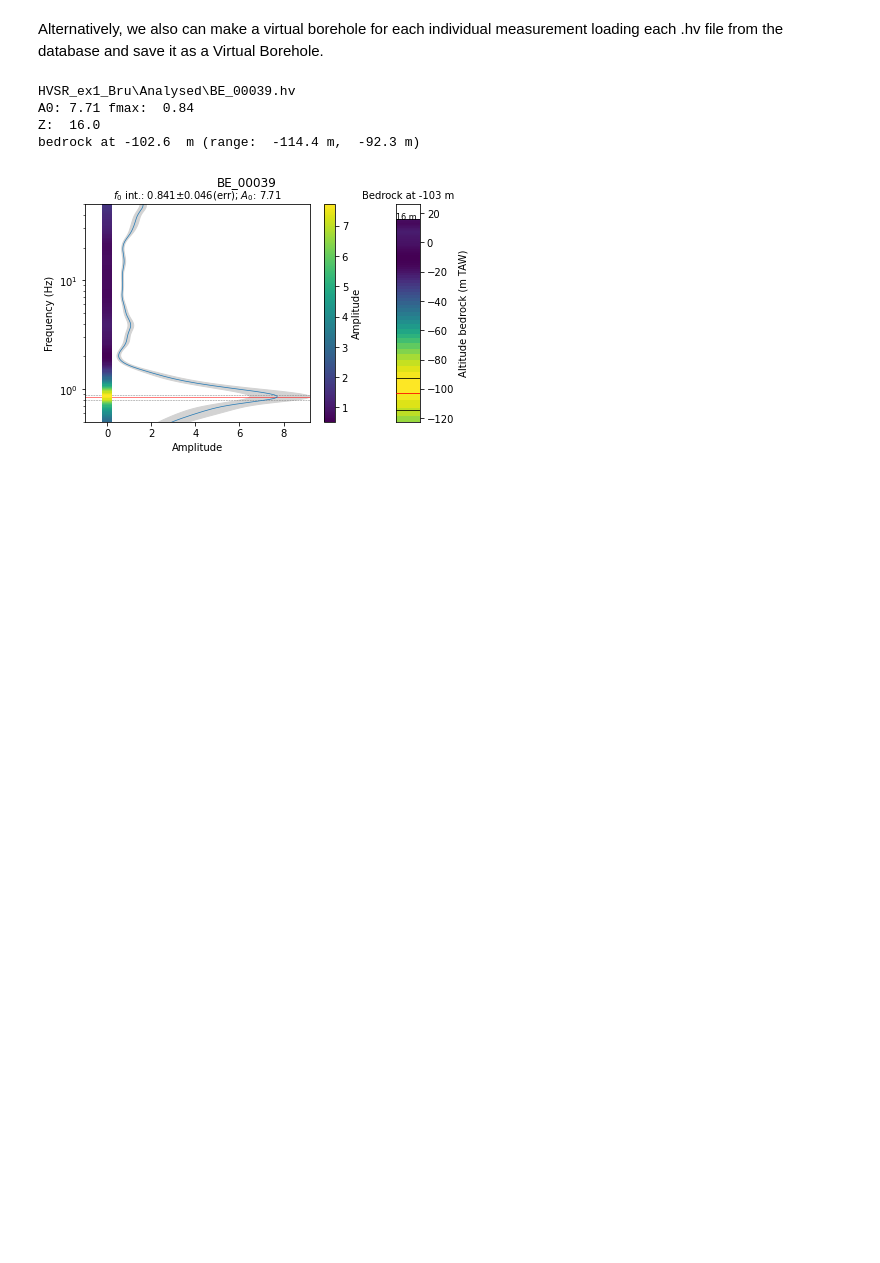
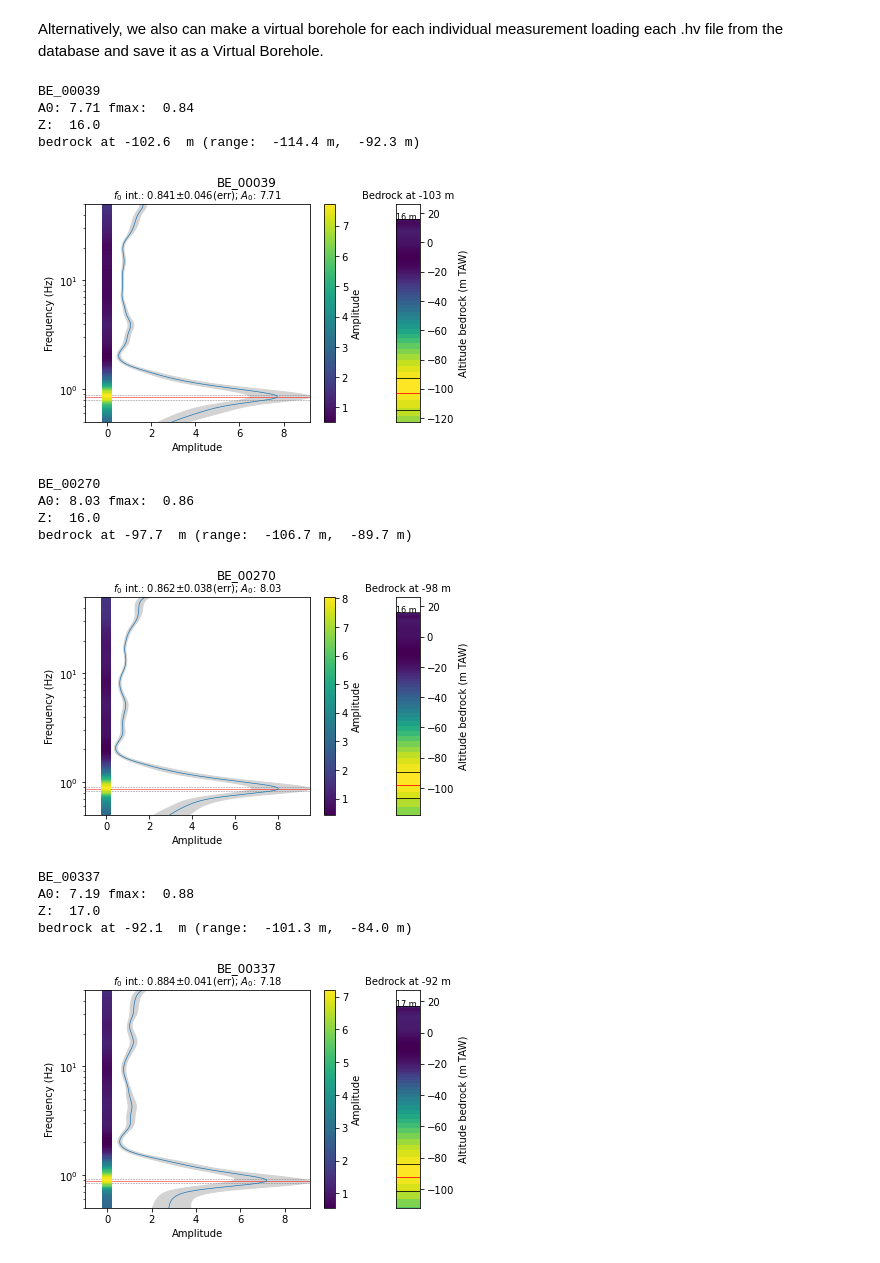
Before and after one commit to heinerigel/skience2023, a Jupyter notebook: 02_Tuesday/Afternoon/01_HVSR_Minionology_ex1_Brussels.ipynb, the cells around one changed output. Drawn from its saved outputs; the diff is of its cells as text; code cells hidden in the pictures; blank space fills up the shorter version.

Commit message:
HVSR example 1 notebook

```diff
--- a/02_Tuesday/Afternoon/01_HVSR_Minionology_ex1_Brussels.ipynb
+++ b/02_Tuesday/Afternoon/01_HVSR_Minionology_ex1_Brussels.ipynb
@@ -611,7 +625,7 @@ in_folder = 'HVSR_ex1_Bru\Analysed'
 
 # Plot only one Virtual Borehole with the ID given (ID & .hv file need to be in the database file)
 # If plot_one = 0; all .hv files will be plotted as a Virtual Borehole
-plot_one = 1
+plot_one = False
 HV = 'BE_00039'
 
 # Choose if you want to use the Geopsy exported values or want to interpolate between 0 and 15000 frequency values
@@ -639,7 +653,7 @@ Vs = 400 # m/s
 
 ## wanna and/or save or plot the data?
 plot = True
-save = 0
+save = False
 out_folder = 'Figures'
 
 ######################################
@@ -658,32 +672,42 @@ if plot_one:
     HV_to_virtual_borehole(HV_file, HV, Z)
 
     if save:
         #save it by node name
         savefile = os.path.join(out_folder, '%s_VB.png'%HV)
         plt.savefig(savefile, format= 'png', dpi = 300)
         print('')
     if plot:
         plt.show()
 
 # plot all HVSR data
 else:
     Z = db_HVSR['Z']
-    for i,j in zip(IDs,Z):
+    for i,j in zip(db_HVSR.index,Z):
         print(i)
         HV_file = os.path.join(in_folder, i + '.hv')
         HV_to_virtual_borehole(HV_file, i, j)
 
         if save:
             #save it by node name
             savefile = os.path.join(out_folder, '%s_VB.png'%i)
             plt.savefig(savefile, format= 'png', dpi = 300)
             print('')
 
         if plot:
             plt.show()
 # %% [output]
-HVSR_ex1_Bru\Analysed\BE_00039.hv
+BE_00039
 A0: 7.71 fmax:  0.84
 Z:  16.0
 bedrock at -102.6  m (range:  -114.4 m,  -92.3 m)
 [figure]
+BE_00270
+A0: 8.03 fmax:  0.86
+Z:  16.0
+bedrock at -97.7  m (range:  -106.7 m,  -89.7 m)
+[figure, added]
+BE_00337
+A0: 7.19 fmax:  0.88
+Z:  17.0
+bedrock at -92.1  m (range:  -101.3 m,  -84.0 m)
+[figure, added]
```
Also changed, not shown: parts of 10 cells of this notebook.
